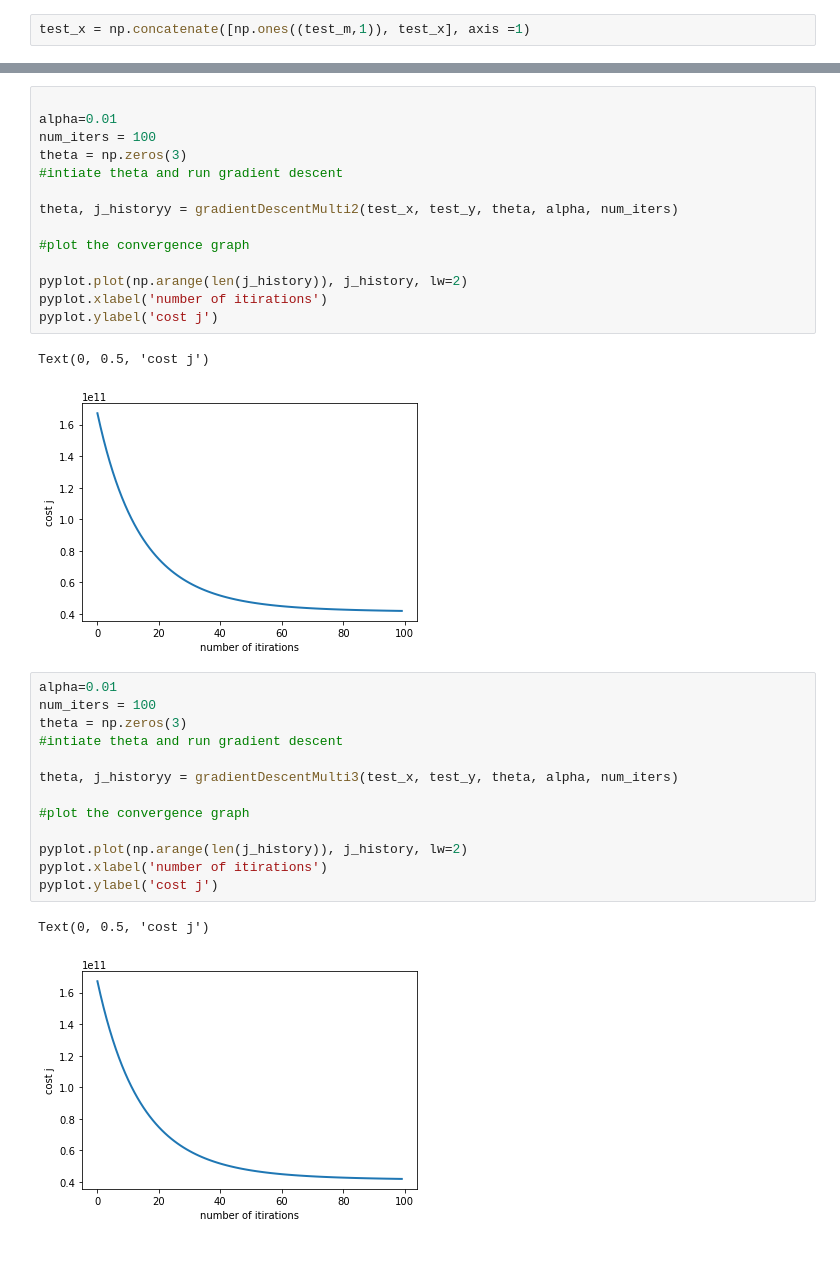
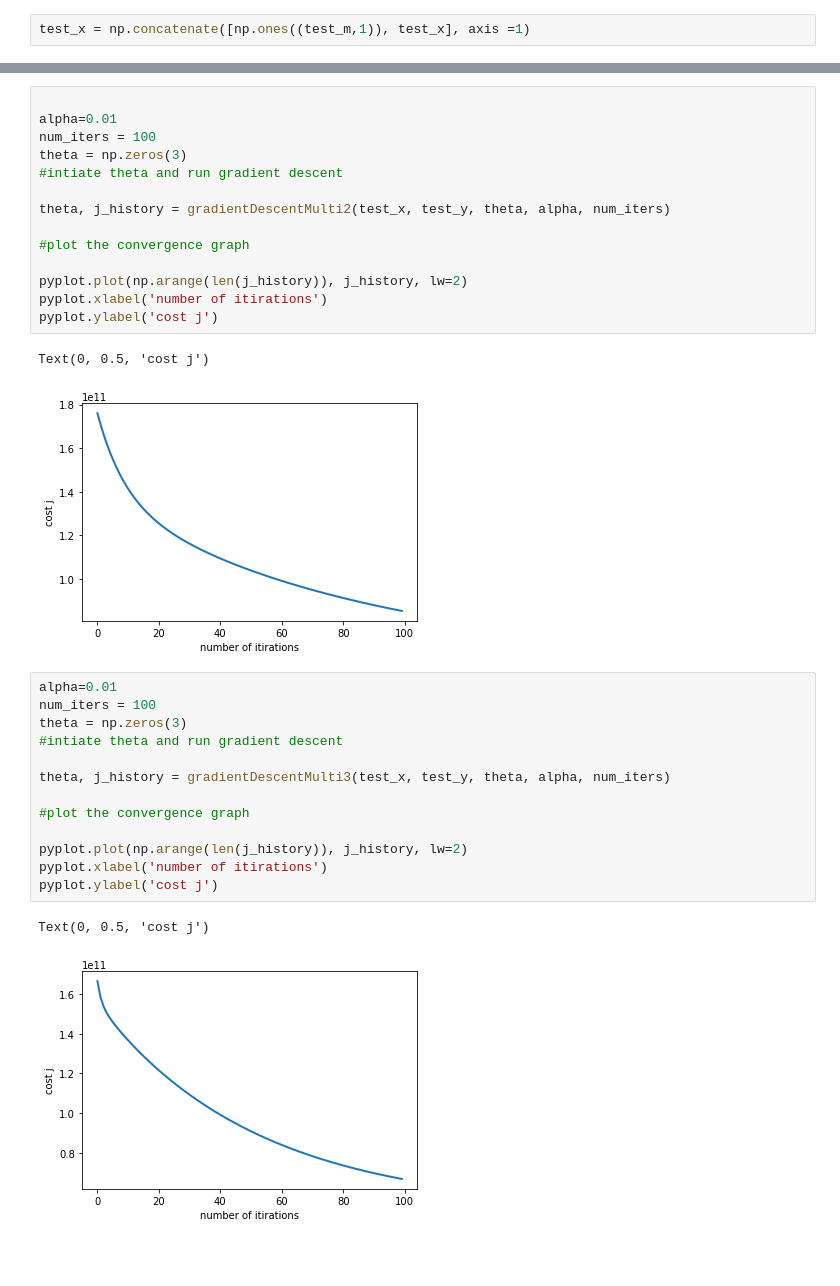
Before and after one commit to maikhaleddxx/Machinelearning-, a Jupyter notebook: Assignemt 1 & 2 Retake.ipynb, the cells around one changed output, grey strips where cells are left out. Saved outputs shown, nothing was run; the diff lists cells and outputs as text.

```diff
--- a/Assignemt 1 & 2 Retake.ipynb
+++ b/Assignemt 1 & 2 Retake.ipynb
@@ -304,27 +304,27 @@ Text(0, 0.5, 'Cost j')
 # %%
 
 alpha=0.01
 num_iters = 100
 theta = np.zeros(3)
 #intiate theta and run gradient descent
 
-theta, j_historyy = gradientDescentMulti2(test_x, test_y, theta, alpha, num_iters)
+theta, j_history = gradientDescentMulti2(test_x, test_y, theta, alpha, num_iters)
 
 #plot the convergence graph
 
 pyplot.plot(np.arange(len(j_history)), j_history, lw=2)
 pyplot.xlabel('number of itirations')
 pyplot.ylabel('cost j')
 # %% [output]
 Text(0, 0.5, 'cost j')
-[figure, old version]
+[figure, new version]
 # %%
 alpha=0.01
 num_iters = 100
 theta = np.zeros(3)
 #intiate theta and run gradient descent
 
-theta, j_historyy = gradientDescentMulti3(test_x, test_y, theta, alpha, num_iters)
+theta, j_history = gradientDescentMulti3(test_x, test_y, theta, alpha, num_iters)
 
 #plot the convergence graph
 
@@ -333,6 +333,6 @@ pyplot.xlabel('number of itirations')
 pyplot.ylabel('cost j')
 # %% [output]
 Text(0, 0.5, 'cost j')
-[figure, old version]
+[figure, new version]
 # %% [markdown]
 ###
```
Also changed, not shown: parts of 9 cells of this notebook.
